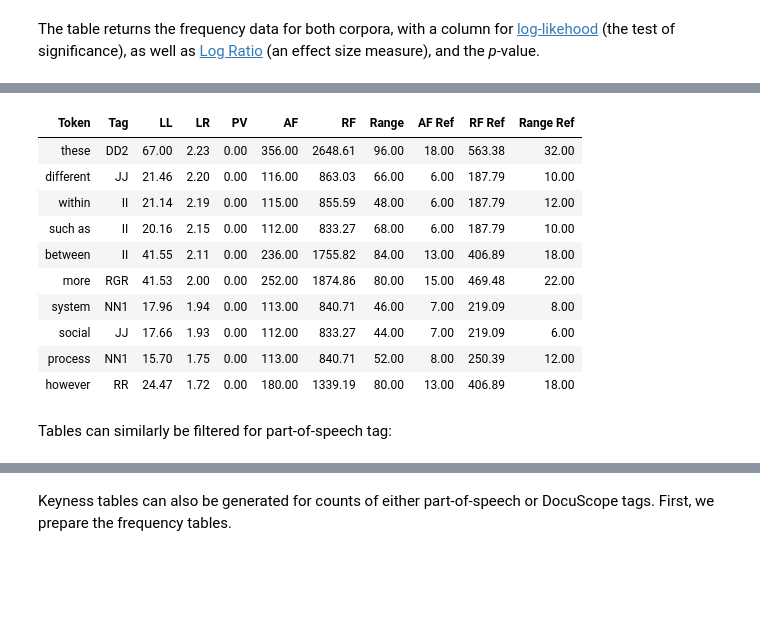
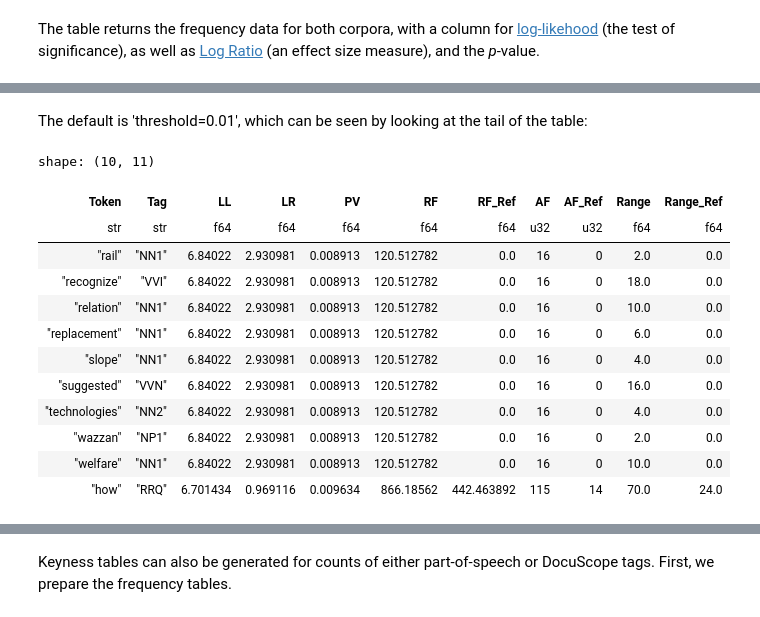
Before and after one commit to browndw/docuscospacy, a Jupyter notebook: docs/source/corpus_analysis.ipynb, the cells around one changed output, grey strips where cells are left out. Saved outputs shown, nothing was run; the diff lists cells and outputs as text; code cells hidden in the pictures; blank space fills up the shorter version.

```diff
--- a/docs/source/corpus_analysis.ipynb
+++ b/docs/source/corpus_analysis.ipynb
@@ -114,0 +87,2 @@ list(tp.values())[1][:9]
+# %%
+ds_tokens = ds.docuscope_parse(ds_corpus, nlp_model=nlp, n_process=4)
@@ -629,6 +674,6 @@ Be sure to process target and reference corpora in precisely the same way prior
 
 </div>
 # %%
-%%time
-corp_ref = Corpus.from_folder('data/ref_corpus', spacy_instance=nlp, raw_preproc=pre_process, spacy_token_attrs=['tag', 'ent_iob', 'ent_type', 'is_punct'])
+corp_ref = ds.corpus_from_folder('data/ref_corpus')
+ref_tokens = ds.docuscope_parse(corp_ref, nlp_model=nlp, n_process=4)
 # %% [output]
@@ -660,10 +684,10 @@ Finally, we will use `frequency_table` to generate 2 tables, both normalized by
 # %%
-wc_target = frequency_table(tp, non_punct)
-wc_ref = frequency_table(tp_ref, ref_nonpunct)
+wc_target = ds.frequency_table(ds_tokens)
+wc_ref = ds.frequency_table(ref_tokens)
 # %% [markdown]
 To generate a table of key words, we will use `keyness_table`, which takes both our target and reference frequency tables. An arguement can also be set for using the Yates correction by setting the `correct` argument to 'True'. Here will leave the default, which is for no correction.
 # %%
-kw = keyness_table(wc_target, wc_ref)
+kw = ds.keyness_table(wc_target, wc_ref)
 # %% [markdown]
 The table returns the frequency data for both corpora, with a column for [log-likehood](https://ucrel.lancs.ac.uk/llwizard.html) (the test of significance), as well as [Log Ratio](http://cass.lancs.ac.uk/log-ratio-an-informal-introduction/) (an effect size measure), and the *p*-value.
 # %%
@@ -685,16 +717,18 @@ The table can be sorted according to various criteria, like absolute frequencies
+# %% [markdown]
+The default is 'threshold=0.01', which can be seen by looking at the tail of the table:
 # %%
-kw.query('AF > 5 and `AF Ref` > 5 and PV < 0.01').sort_values('LR', ascending=False).head(10).style.hide(axis='index').format(precision=2)
+kw.tail(10)
 # %% [output]
+shape: (10, 11)
-| Token | Tag | LL | LR | PV | AF | RF | Range | AF Ref | RF Ref | Range Ref |
-| these | DD2 | 67.00 | 2.23 | 0.00 | 356.00 | 2648.61 | 96.00 | 18.00 | 563.38 | 32.00 |
-| different | JJ | 21.46 | 2.20 | 0.00 | 116.00 | 863.03 | 66.00 | 6.00 | 187.79 | 10.00 |
-| within | II | 21.14 | 2.19 | 0.00 | 115.00 | 855.59 | 48.00 | 6.00 | 187.79 | 12.00 |
-| such as | II | 20.16 | 2.15 | 0.00 | 112.00 | 833.27 | 68.00 | 6.00 | 187.79 | 10.00 |
-| between | II | 41.55 | 2.11 | 0.00 | 236.00 | 1755.82 | 84.00 | 13.00 | 406.89 | 18.00 |
-| more | RGR | 41.53 | 2.00 | 0.00 | 252.00 | 1874.86 | 80.00 | 15.00 | 469.48 | 22.00 |
-| system | NN1 | 17.96 | 1.94 | 0.00 | 113.00 | 840.71 | 46.00 | 7.00 | 219.09 | 8.00 |
-| social | JJ | 17.66 | 1.93 | 0.00 | 112.00 | 833.27 | 44.00 | 7.00 | 219.09 | 6.00 |
-| process | NN1 | 15.70 | 1.75 | 0.00 | 113.00 | 840.71 | 52.00 | 8.00 | 250.39 | 12.00 |
-| however | RR | 24.47 | 1.72 | 0.00 | 180.00 | 1339.19 | 80.00 | 13.00 | 406.89 | 18.00 |
+| Token | Tag | LL | LR | PV | RF | RF_Ref | AF | AF_Ref | Range | Range_Ref |
+| str | str | f64 | f64 | f64 | f64 | f64 | u32 | u32 | f64 | f64 |
+| "rail" | "NN1" | 6.84022 | 2.930981 | 0.008913 | 120.512782 | 0.0 | 16 | 0 | 2.0 | 0.0 |
+| "recognize" | "VVI" | 6.84022 | 2.930981 | 0.008913 | 120.512782 | 0.0 | 16 | 0 | 18.0 | 0.0 |
+| "relation" | "NN1" | 6.84022 | 2.930981 | 0.008913 | 120.512782 | 0.0 | 16 | 0 | 10.0 | 0.0 |
+| "replacement" | "NN1" | 6.84022 | 2.930981 | 0.008913 | 120.512782 | 0.0 | 16 | 0 | 6.0 | 0.0 |
+| "slope" | "NN1" | 6.84022 | 2.930981 | 0.008913 | 120.512782 | 0.0 | 16 | 0 | 4.0 | 0.0 |
+| "suggested" | "VVN" | 6.84022 | 2.930981 | 0.008913 | 120.512782 | 0.0 | 16 | 0 | 16.0 | 0.0 |
+| "technologies" | "NN2" | 6.84022 | 2.930981 | 0.008913 | 120.512782 | 0.0 | 16 | 0 | 4.0 | 0.0 |
+| "wazzan" | "NP1" | 6.84022 | 2.930981 | 0.008913 | 120.512782 | 0.0 | 16 | 0 | 2.0 | 0.0 |
+| "welfare" | "NN1" | 6.84022 | 2.930981 | 0.008913 | 120.512782 | 0.0 | 16 | 0 | 10.0 | 0.0 |
+| "how" | "RRQ" | 6.701434 | 0.969116 | 0.009634 | 866.18562 | 442.463892 | 115 | 14 | 70.0 | 24.0 |
-# %% [markdown]
-Tables can similarly be filtered for part-of-speech tag:
```
Also changed, not shown: parts of 131 cells of this notebook, 6 other files.
